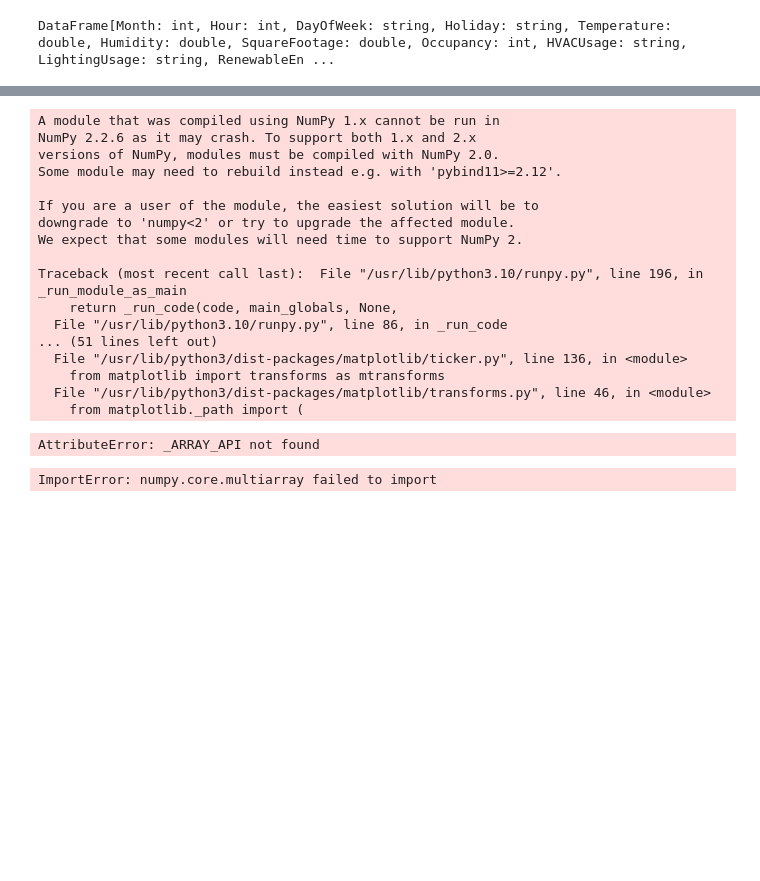
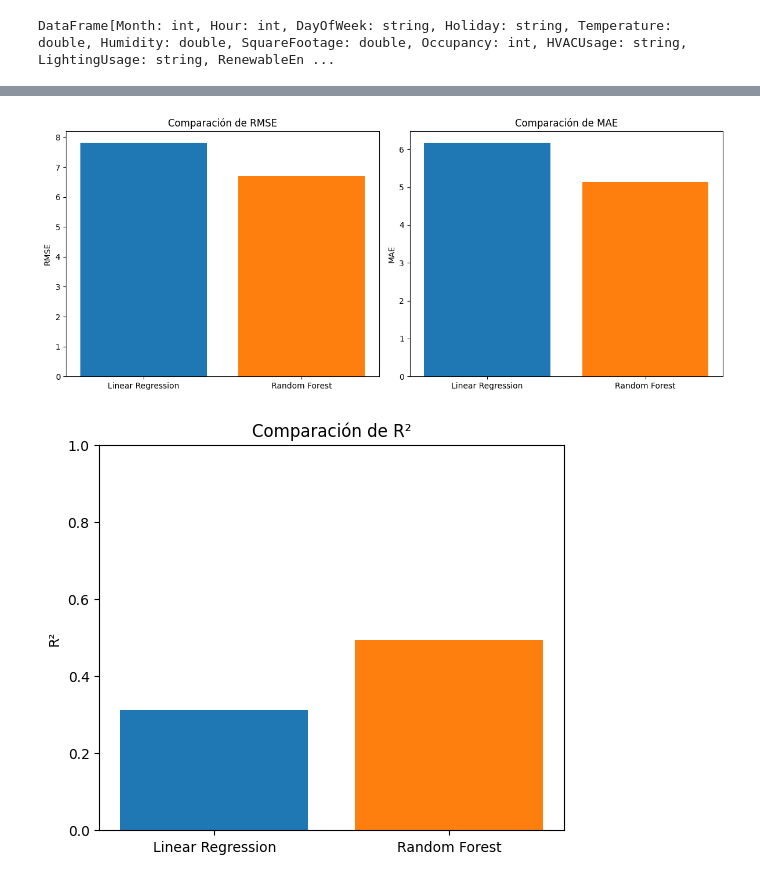
Before and after one commit to APapayaWarrior/SistemasDistribuidos, a Jupyter notebook: parte2_modelado.ipynb, the cells around one changed output, grey strips where cells are left out. Saved outputs shown, nothing was run; the diff lists cells and outputs as text; code cells hidden in the pictures; blank space fills up the shorter version.

```diff
--- a/parte2_modelado.ipynb
+++ b/parte2_modelado.ipynb
@@ -172,46 +161,40 @@ AttributeError: module 'matplotlib' has no attribute 'get_data_path'
 # %%
 
+from pyspark.ml.evaluation import RegressionEvaluator
+import matplotlib.pyplot as plt
 
+# Define los evaluadores (opción 1: uno para cada métrica)
+evaluator_rmse = RegressionEvaluator(labelCol="EnergyConsumption", predictionCol="prediction", metricName="rmse")
+evaluator_mae = RegressionEvaluator(labelCol="EnergyConsumption", predictionCol="prediction", metricName="mae")
+evaluator_r2 = RegressionEvaluator(labelCol="EnergyConsumption", predictionCol="prediction", metricName="r2")
+
+# Otra opción (opción 2): usar solo un evaluador y cambiar la métrica al evaluar
+# evaluator = RegressionEvaluator(labelCol="EnergyConsumption", predictionCol="prediction")
+
+# Calcula las métricas
 modelos = ["Linear Regression", "Random Forest"]
 rmse = [evaluator_rmse.evaluate(pred_lr), evaluator_rmse.evaluate(pred_rf)]
 mae = [evaluator_mae.evaluate(pred_lr), evaluator_mae.evaluate(pred_rf)]
 r2 = [evaluator_r2.evaluate(pred_lr), evaluator_r2.evaluate(pred_rf)]
 
 # Gráfico de barras para RMSE y MAE
 fig, ax = plt.subplots(1, 2, figsize=(12,5))
 ax[0].bar(modelos, rmse, color=['#1f77b4', '#ff7f0e'])
 ax[0].set_title("Comparación de RMSE")
 ax[0].set_ylabel("RMSE")
 ax[1].bar(modelos, mae, color=['#1f77b4', '#ff7f0e'])
 ax[1].set_title("Comparación de MAE")
 ax[1].set_ylabel("MAE")
 plt.tight_layout()
 plt.show()
 
 # Gráfico de barras para R²
 plt.figure(figsize=(6,5))
 plt.bar(modelos, r2, color=['#1f77b4', '#ff7f0e'])
 plt.title("Comparación de R²")
 plt.ylabel("R²")
 plt.ylim(0, 1)
 plt.show()
 # %% [output]
-A module that was compiled using NumPy 1.x cannot be run in
-NumPy 2.2.6 as it may crash. To support both 1.x and 2.x
-versions of NumPy, modules must be compiled with NumPy 2.0.
-Some module may need to rebuild instead e.g. with 'pybind11>=2.12'.
-
-If you are a user of the module, the easiest solution will be to
-downgrade to 'numpy<2' or try to upgrade the affected module.
-We expect that some modules will need time to support NumPy 2.
-
-Traceback (most recent call last):  File "/usr/lib/python3.10/runpy.py", line 196, in _run_module_as_main
-    return _run_code(code, main_globals, None,
-  File "/usr/lib/python3.10/runpy.py", line 86, in _run_code
-... (51 lines left out)
-  File "/usr/lib/python3/dist-packages/matplotlib/ticker.py", line 136, in <module>
-    from matplotlib import transforms as mtransforms
-  File "/usr/lib/python3/dist-packages/matplotlib/transforms.py", line 46, in <module>
-    from matplotlib._path import (
-AttributeError: _ARRAY_API not found
-ImportError: numpy.core.multiarray failed to import
+[figure, added]
+[figure, added]
```
Also changed, not shown: parts of 9 cells of this notebook.
